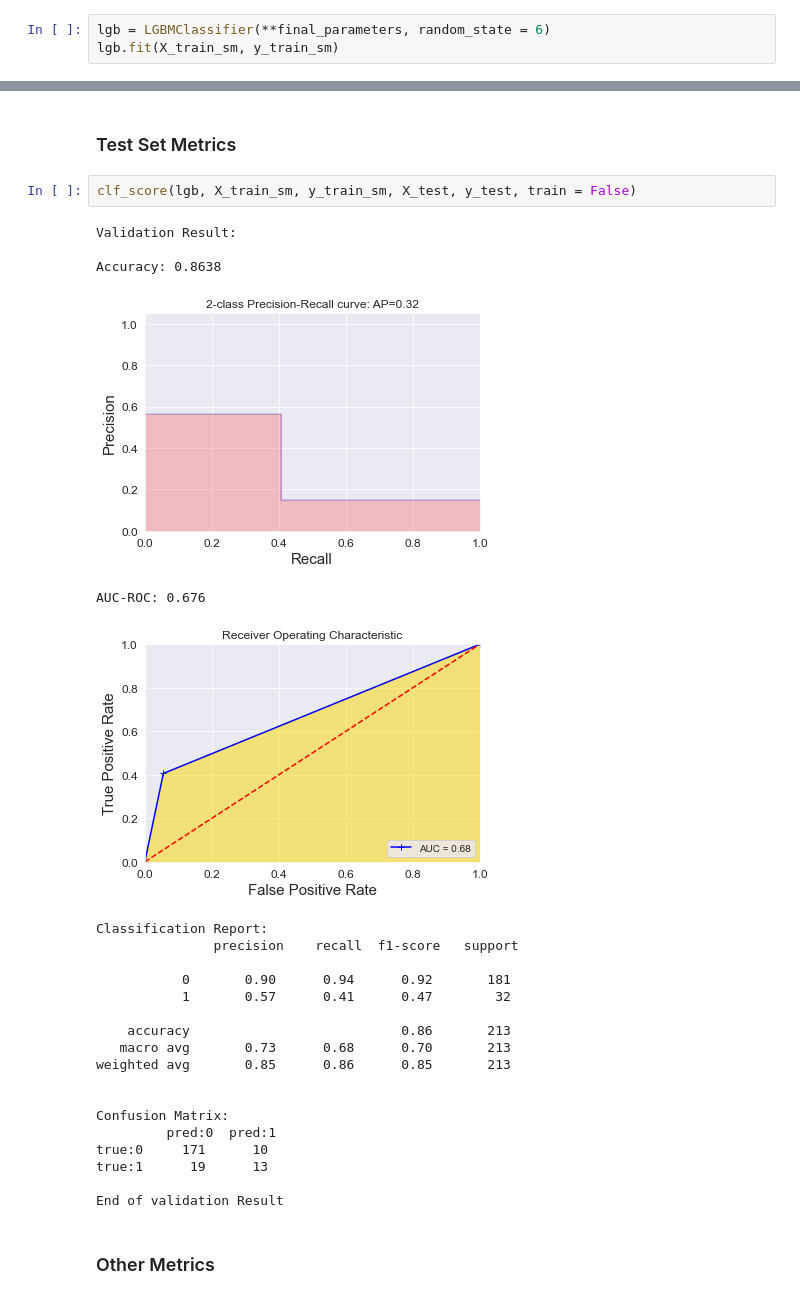
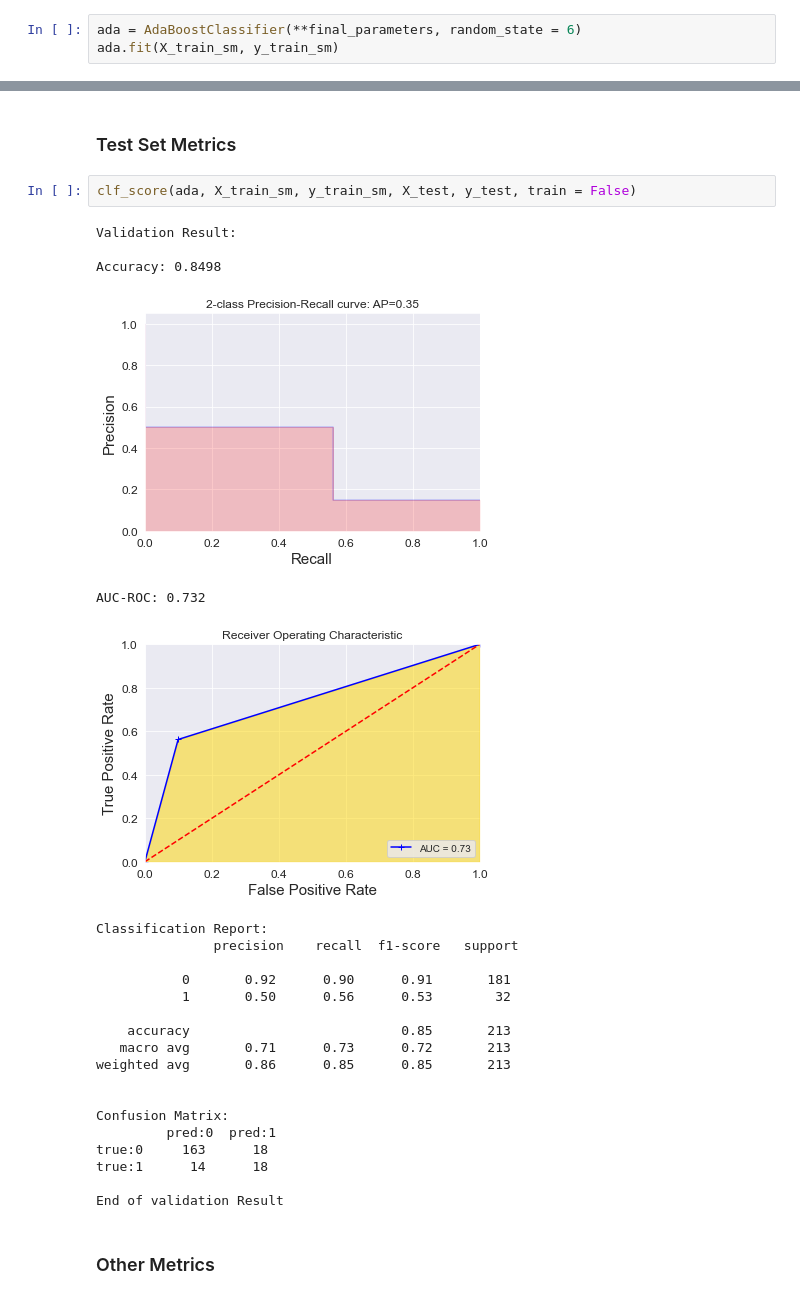
Before and after one commit to McGill-MMA-EnterpriseAnalytics/HR_Analytics, a Jupyter notebook: code/HR Analytics Model Tuning-AdaBoost.ipynb, the cells around one changed output, grey strips where cells are left out. Saved outputs shown, nothing was run; the diff lists cells and outputs as text.

```diff
--- a/code/HR Analytics Model Tuning-AdaBoost.ipynb
+++ b/code/HR Analytics Model Tuning-AdaBoost.ipynb
@@ -268,6 +268,6 @@ X_val, X_test, y_val, y_test = train_test_split(X_val_test, y_val_test, test_siz
 sm = SMOTE(random_state = 6)
 X_train_sm, y_train_sm = sm.fit_sample(X_train, y_train)
 # %%
-lgb = LGBMClassifier(**final_parameters, random_state = 6)
-lgb.fit(X_train_sm, y_train_sm)
+ada = AdaBoostClassifier(**final_parameters, random_state = 6)
+ada.fit(X_train_sm, y_train_sm)
 # %% [output]
@@ -304,29 +304,29 @@ End of validation Result
 # %% [markdown]
 ### Test Set Metrics
 # %%
-clf_score(lgb, X_train_sm, y_train_sm, X_test, y_test, train = False)
+clf_score(ada, X_train_sm, y_train_sm, X_test, y_test, train = False)
 # %% [output]
 Validation Result:
 
-Accuracy: 0.8638
+Accuracy: 0.8498
-[figure, old version]
+[figure, new version]
-AUC-ROC: 0.676
+AUC-ROC: 0.732
-[figure, old version]
+[figure, new version]
 Classification Report:
                precision    recall  f1-score   support
 
-           0       0.90      0.94      0.92       181
-           1       0.57      0.41      0.47        32
+           0       0.92      0.90      0.91       181
+           1       0.50      0.56      0.53        32
 
-    accuracy                           0.86       213
-   macro avg       0.73      0.68      0.70       213
-weighted avg       0.85      0.86      0.85       213
+    accuracy                           0.85       213
+   macro avg       0.71      0.73      0.72       213
+weighted avg       0.86      0.85      0.85       213
 
 
 Confusion Matrix:
          pred:0  pred:1
-true:0     171      10
-true:1      19      13
+true:0     163      18
+true:1      14      18
 
 End of validation Result
 # %% [markdown]
```
Also changed, not shown: parts of 3 cells of this notebook.
